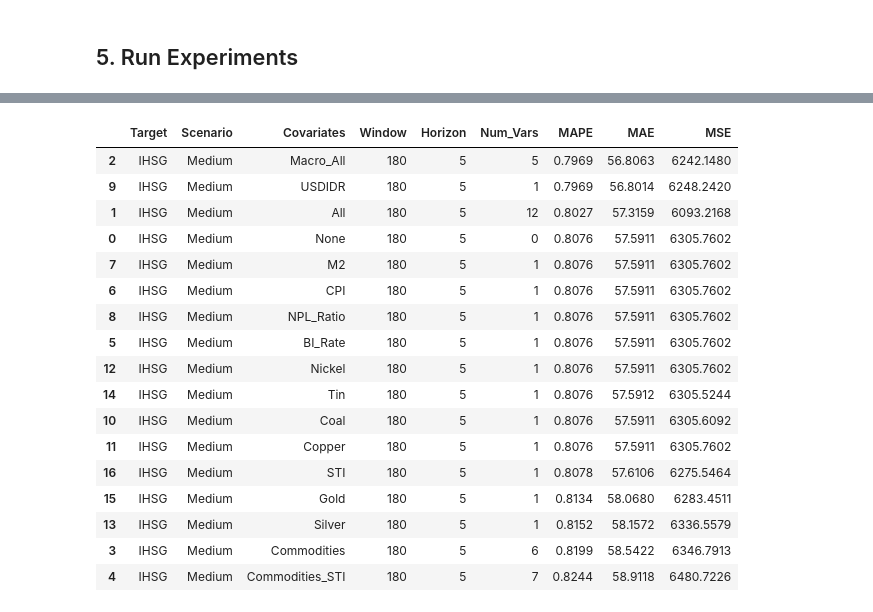
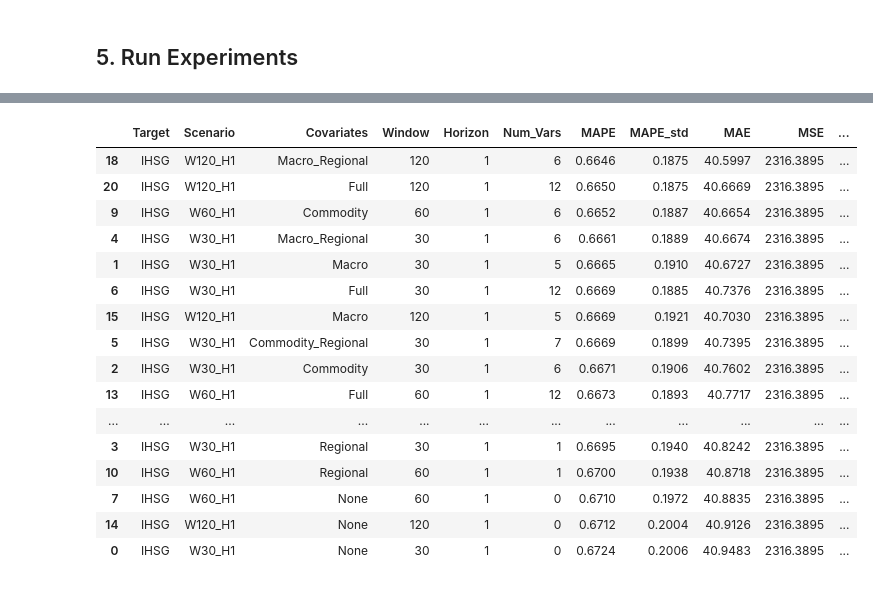
Before and after one commit to ravsssh/tesis-hakam, a Jupyter notebook: modelling/modelling.ipynb, the cells around one changed output, grey strips where cells are left out. Saved outputs shown, nothing was run; the diff lists cells and outputs as text; code cells hidden in the pictures.

```diff
--- a/modelling/modelling.ipynb
+++ b/modelling/modelling.ipynb
@@ -326,0 +357,16 @@ Descriptive statistics:
+# %%
+# 2. test setelah transformasi (log-diff untuk price, level untuk rate)
+print("\n=== ADF Test: TRANSFORMED (log-diff untuk price, level untuk rate) ===")
+
+transformed_results = []
+for col in test_cols:
+    if col in LEVEL_VARS:
+        transformed = np.diff(np.log(df_merged[col].dropna()))
+        label = f"{col} (log-diff)"
+    else:
+        transformed = df_merged[col].dropna()
+        label = f"{col} (level)"
+    transformed_results.append(adf_test(transformed, label))
+
+df_adf_transformed = pd.DataFrame(transformed_results)
+display(df_adf_transformed)
@@ -450,15 +614,9 @@ for scenario_name, sc in SCENARIOS.items():
         try:
             target_series, covariate_series = to_series(df_merged, "IHSG", cov_list)
 
-            mape_val, mae_val, mse_val, pred_df = train_and_evaluate_rf(
+            mape_val, mae_val, rmse_val, r2_val, da_val, mape_std, rmse_std, r2_std, da_std, fi_df = train_and_evaluate_rf(
                 target_series, covariate_series, window, horizon, RF_CONFIG
             )
-
-            pred_df["covariate_set"] = cov_name
-            pred_df["target"] = "IHSG"
-            pred_df["scenario"] = scenario_name
-
-            predictions[f"{scenario_name}_{cov_name}"] = pred_df
 
             results.append({
                 "Target": "IHSG",
@@ -468,10 +626,17 @@ for scenario_name, sc in SCENARIOS.items():
                 "Horizon": horizon,
                 "Num_Vars": len(cov_list),
                 "MAPE": round(mape_val, 4),
+                "MAPE_std": round(mape_std, 4),
                 "MAE": round(mae_val, 4),
                 "MSE": round(mse_val, 4),
+                "RMSE": round(rmse_val, 4),
+                "RMSE_std": round(rmse_std, 4),
+                "R2": round(r2_val, 4),
+                "DA": round(da_val, 2),
+                "DA_std": round(da_std, 2)
             })
-            print(f"   MAPE={mape_val:.4f}% | MAE={mae_val:.2f} | MSE={mse_val:.2f}")
+
+            print(f"   MAPE={mape_val:.4f}±{mape_std:.4f}% | RMSE={rmse_val:.2f}±{rmse_std:.2f} | DA={da_val:.1f}±{da_std:.1f}%")
 
         except Exception as e:
             traceback.print_exc()
@@ -507,18 +672,17 @@ All experiments done! Elapsed: 0:04:10.179291
-|  | Target | Scenario | Covariates | Window | Horizon | Num_Vars | MAPE | MAE | MSE |
-| 2 | IHSG | Medium | Macro_All | 180 | 5 | 5 | 0.7969 | 56.8063 | 6242.1480 |
-| 9 | IHSG | Medium | USDIDR | 180 | 5 | 1 | 0.7969 | 56.8014 | 6248.2420 |
-| 1 | IHSG | Medium | All | 180 | 5 | 12 | 0.8027 | 57.3159 | 6093.2168 |
-| 0 | IHSG | Medium | None | 180 | 5 | 0 | 0.8076 | 57.5911 | 6305.7602 |
-| 7 | IHSG | Medium | M2 | 180 | 5 | 1 | 0.8076 | 57.5911 | 6305.7602 |
-| 6 | IHSG | Medium | CPI | 180 | 5 | 1 | 0.8076 | 57.5911 | 6305.7602 |
-| 8 | IHSG | Medium | NPL_Ratio | 180 | 5 | 1 | 0.8076 | 57.5911 | 6305.7602 |
-| 5 | IHSG | Medium | BI_Rate | 180 | 5 | 1 | 0.8076 | 57.5911 | 6305.7602 |
-| 12 | IHSG | Medium | Nickel | 180 | 5 | 1 | 0.8076 | 57.5911 | 6305.7602 |
-| 14 | IHSG | Medium | Tin | 180 | 5 | 1 | 0.8076 | 57.5912 | 6305.5244 |
-| 10 | IHSG | Medium | Coal | 180 | 5 | 1 | 0.8076 | 57.5911 | 6305.6092 |
-| 11 | IHSG | Medium | Copper | 180 | 5 | 1 | 0.8076 | 57.5911 | 6305.7602 |
-| 16 | IHSG | Medium | STI | 180 | 5 | 1 | 0.8078 | 57.6106 | 6275.5464 |
-| 15 | IHSG | Medium | Gold | 180 | 5 | 1 | 0.8134 | 58.0680 | 6283.4511 |
-| 13 | IHSG | Medium | Silver | 180 | 5 | 1 | 0.8152 | 58.1572 | 6336.5579 |
-| 3 | IHSG | Medium | Commodities | 180 | 5 | 6 | 0.8199 | 58.5422 | 6346.7913 |
-| 4 | IHSG | Medium | Commodities_STI | 180 | 5 | 7 | 0.8244 | 58.9118 | 6480.7226 |
+|  | Target | Scenario | Covariates | Window | Horizon | Num_Vars | MAPE | MAPE_std | MAE | MSE | ... |
+| 18 | IHSG | W120_H1 | Macro_Regional | 120 | 1 | 6 | 0.6646 | 0.1875 | 40.5997 | 2316.3895 | ... |
+| 20 | IHSG | W120_H1 | Full | 120 | 1 | 12 | 0.6650 | 0.1875 | 40.6669 | 2316.3895 | ... |
+| 9 | IHSG | W60_H1 | Commodity | 60 | 1 | 6 | 0.6652 | 0.1887 | 40.6654 | 2316.3895 | ... |
+| 4 | IHSG | W30_H1 | Macro_Regional | 30 | 1 | 6 | 0.6661 | 0.1889 | 40.6674 | 2316.3895 | ... |
+| 1 | IHSG | W30_H1 | Macro | 30 | 1 | 5 | 0.6665 | 0.1910 | 40.6727 | 2316.3895 | ... |
+| 6 | IHSG | W30_H1 | Full | 30 | 1 | 12 | 0.6669 | 0.1885 | 40.7376 | 2316.3895 | ... |
+| 15 | IHSG | W120_H1 | Macro | 120 | 1 | 5 | 0.6669 | 0.1921 | 40.7030 | 2316.3895 | ... |
+| 5 | IHSG | W30_H1 | Commodity_Regional | 30 | 1 | 7 | 0.6669 | 0.1899 | 40.7395 | 2316.3895 | ... |
+| 2 | IHSG | W30_H1 | Commodity | 30 | 1 | 6 | 0.6671 | 0.1906 | 40.7602 | 2316.3895 | ... |
+| 13 | IHSG | W60_H1 | Full | 60 | 1 | 12 | 0.6673 | 0.1893 | 40.7717 | 2316.3895 | ... |
+| ... | ... | ... | ... | ... | ... | ... | ... | ... | ... | ... | ... |
+| 3 | IHSG | W30_H1 | Regional | 30 | 1 | 1 | 0.6695 | 0.1940 | 40.8242 | 2316.3895 | ... |
+| 10 | IHSG | W60_H1 | Regional | 60 | 1 | 1 | 0.6700 | 0.1938 | 40.8718 | 2316.3895 | ... |
+| 7 | IHSG | W60_H1 | None | 60 | 1 | 0 | 0.6710 | 0.1972 | 40.8835 | 2316.3895 | ... |
+| 14 | IHSG | W120_H1 | None | 120 | 1 | 0 | 0.6712 | 0.2004 | 40.9126 | 2316.3895 | ... |
+| 0 | IHSG | W30_H1 | None | 30 | 1 | 0 | 0.6724 | 0.2006 | 40.9483 | 2316.3895 | ... |
```
Also changed, not shown: parts of 27 cells of this notebook, 21 other files.
